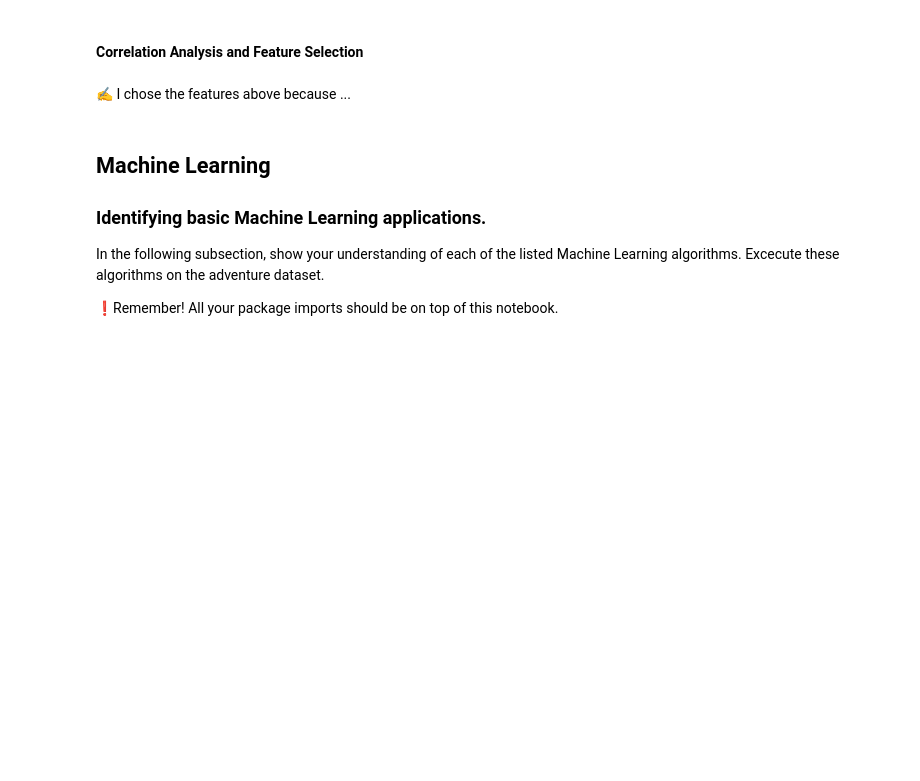
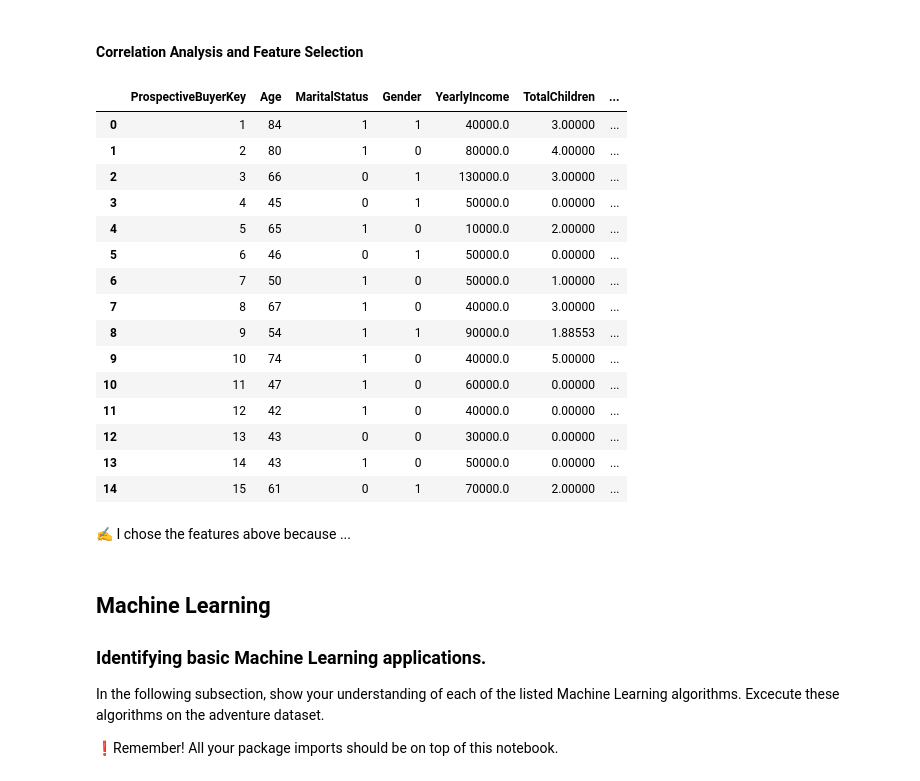
Before and after one commit to Chris-JunHao/group3, a Jupyter notebook: AdventureWork_Template_Final_Deliverable.ipynb, the cells around one changed output. Cells and saved outputs as stored; diff of their text form; code cells hidden in the pictures; blank space fills up the shorter version.

```diff
--- a/AdventureWork_Template_Final_Deliverable.ipynb
+++ b/AdventureWork_Template_Final_Deliverable.ipynb
@@ -150,6 +184,33 @@ plt.show()
 # Enter your code here for your correlation analysis
 # %%
 # Enter your code here for your feature selection. Add markdown comments for why you chose these features below.
+columns_to_keep = [
+    'ProspectiveBuyerKey', 'Age', 'MaritalStatus', 'Gender',
+    'YearlyIncome', 'TotalChildren', 'NumberChildrenAtHome',
+    'HouseOwnerFlag', 'NumberCarsOwned'
+]
+
+# Select only the specified columns
+data = data[columns_to_keep]
+# %%
+data.head(15)
+# %% [output]
+|  | ProspectiveBuyerKey | Age | MaritalStatus | Gender | YearlyIncome | TotalChildren | ... |
+| 0 | 1 | 84 | 1 | 1 | 40000.0 | 3.00000 | ... |
+| 1 | 2 | 80 | 1 | 0 | 80000.0 | 4.00000 | ... |
+| 2 | 3 | 66 | 0 | 1 | 130000.0 | 3.00000 | ... |
+| 3 | 4 | 45 | 0 | 1 | 50000.0 | 0.00000 | ... |
+| 4 | 5 | 65 | 1 | 0 | 10000.0 | 2.00000 | ... |
+| 5 | 6 | 46 | 0 | 1 | 50000.0 | 0.00000 | ... |
+| 6 | 7 | 50 | 1 | 0 | 50000.0 | 1.00000 | ... |
+| 7 | 8 | 67 | 1 | 0 | 40000.0 | 3.00000 | ... |
+| 8 | 9 | 54 | 1 | 1 | 90000.0 | 1.88553 | ... |
+| 9 | 10 | 74 | 1 | 0 | 40000.0 | 5.00000 | ... |
+| 10 | 11 | 47 | 1 | 0 | 60000.0 | 0.00000 | ... |
+| 11 | 12 | 42 | 1 | 0 | 40000.0 | 0.00000 | ... |
+| 12 | 13 | 43 | 0 | 0 | 30000.0 | 0.00000 | ... |
+| 13 | 14 | 43 | 1 | 0 | 50000.0 | 0.00000 | ... |
+| 14 | 15 | 61 | 0 | 1 | 70000.0 | 2.00000 | ... |
 # %% [markdown]
 ✍️ I chose the features above because ...
 # %% [markdown]
```
Also changed, not shown: parts of 15 cells of this notebook.
